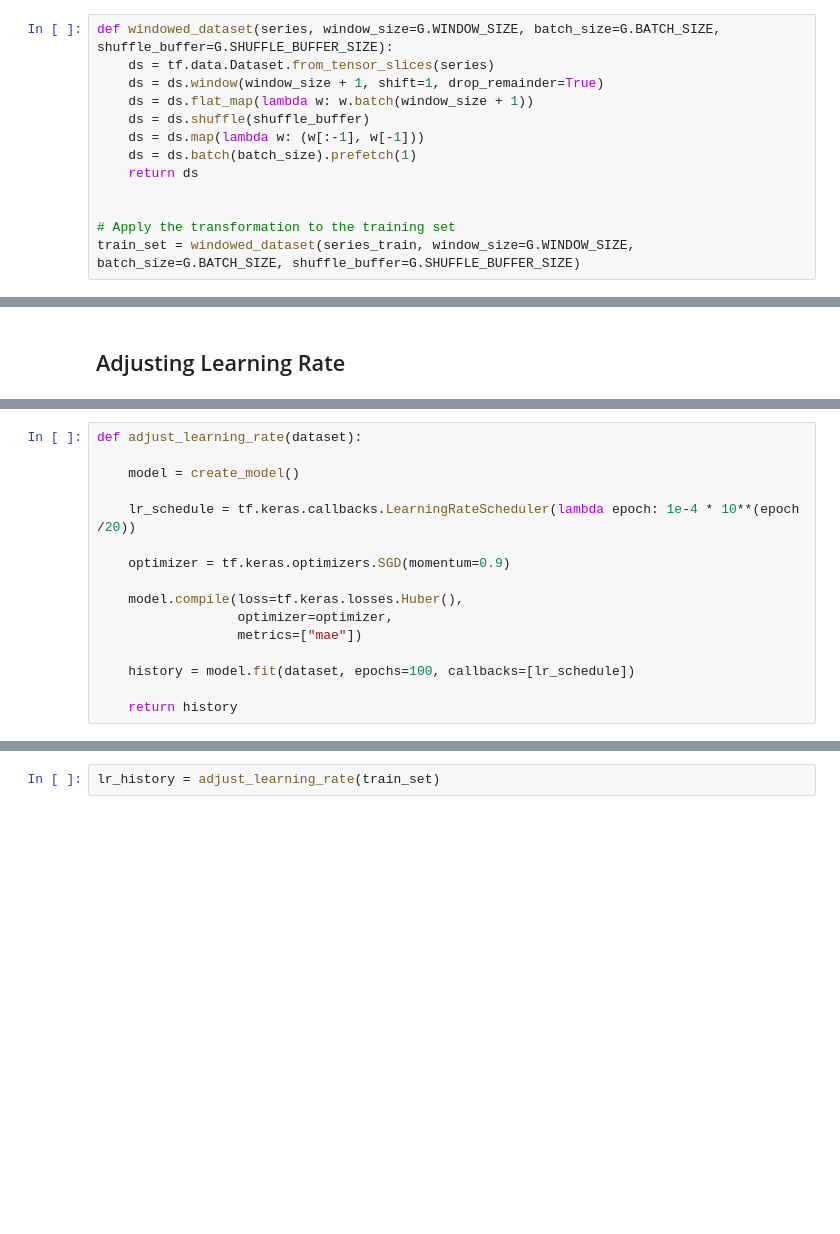
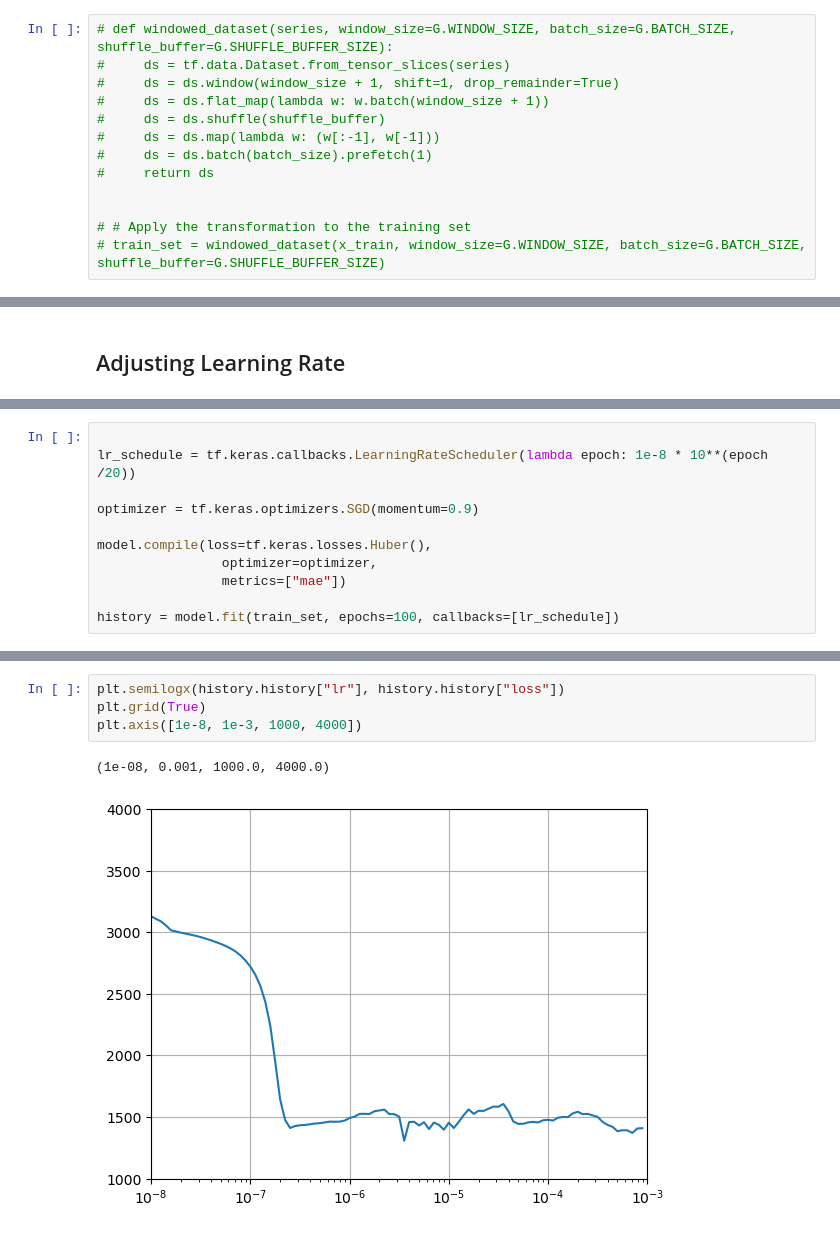
Before and after one commit to faridnec/forecasting-tech-adoption, a Jupyter notebook: models/forecast.ipynb, the cells around one changed output, grey strips where cells are left out. Drawn from its saved outputs; the diff is of its cells as text; blank space fills up the shorter version.

```diff
--- a/models/forecast.ipynb
+++ b/models/forecast.ipynb
@@ -130,16 +166,16 @@ time_train, series_train, time_valid, series_valid = train_val_split(G.TIME, G.S
 # %%
-def windowed_dataset(series, window_size=G.WINDOW_SIZE, batch_size=G.BATCH_SIZE, shuffle_buffer=G.SHUFFLE_BUFFER_SIZE):
-    ds = tf.data.Dataset.from_tensor_slices(series)
-    ds = ds.window(window_size + 1, shift=1, drop_remainder=True)
-    ds = ds.flat_map(lambda w: w.batch(window_size + 1))
-    ds = ds.shuffle(shuffle_buffer)
-    ds = ds.map(lambda w: (w[:-1], w[-1]))
-    ds = ds.batch(batch_size).prefetch(1)
-    return ds
+# def windowed_dataset(series, window_size=G.WINDOW_SIZE, batch_size=G.BATCH_SIZE, shuffle_buffer=G.SHUFFLE_BUFFER_SIZE):
+#     ds = tf.data.Dataset.from_tensor_slices(series)
+#     ds = ds.window(window_size + 1, shift=1, drop_remainder=True)
+#     ds = ds.flat_map(lambda w: w.batch(window_size + 1))
+#     ds = ds.shuffle(shuffle_buffer)
+#     ds = ds.map(lambda w: (w[:-1], w[-1]))
+#     ds = ds.batch(batch_size).prefetch(1)
+#     return ds
 
 
-# Apply the transformation to the training set
-train_set = windowed_dataset(series_train, window_size=G.WINDOW_SIZE, batch_size=G.BATCH_SIZE, shuffle_buffer=G.SHUFFLE_BUFFER_SIZE)
+# # Apply the transformation to the training set
+# train_set = windowed_dataset(x_train, window_size=G.WINDOW_SIZE, batch_size=G.BATCH_SIZE, shuffle_buffer=G.SHUFFLE_BUFFER_SIZE)
 # %% [markdown]
 ## Defining Model Architecture
 # %%
@@ -159,16 +230,11 @@ def create_model():
 # %%
-def adjust_learning_rate(dataset):
 
-    model = create_model()
+lr_schedule = tf.keras.callbacks.LearningRateScheduler(lambda epoch: 1e-8 * 10**(epoch /20))
 
-    lr_schedule = tf.keras.callbacks.LearningRateScheduler(lambda epoch: 1e-4 * 10**(epoch /20))
+optimizer = tf.keras.optimizers.SGD(momentum=0.9)
 
-    optimizer = tf.keras.optimizers.SGD(momentum=0.9)
+model.compile(loss=tf.keras.losses.Huber(),
+                optimizer=optimizer,
+                metrics=["mae"])
 
-    model.compile(loss=tf.keras.losses.Huber(),
-                  optimizer=optimizer,
-                  metrics=["mae"])
-
-    history = model.fit(dataset, epochs=100, callbacks=[lr_schedule])
-
-    return history
+history = model.fit(train_set, epochs=100, callbacks=[lr_schedule])
@@ -175,2 +259,7 @@ def adjust_learning_rate(dataset):
-# %%
-lr_history = adjust_learning_rate(train_set)
+# %%
+plt.semilogx(history.history["lr"], history.history["loss"])
+plt.grid(True)
+plt.axis([1e-8, 1e-3, 1000, 4000])
+# %% [output]
+(1e-08, 0.001, 1000.0, 4000.0)
+[figure, added]
```
Also changed, not shown: parts of 34 cells of this notebook, 5 other files.
